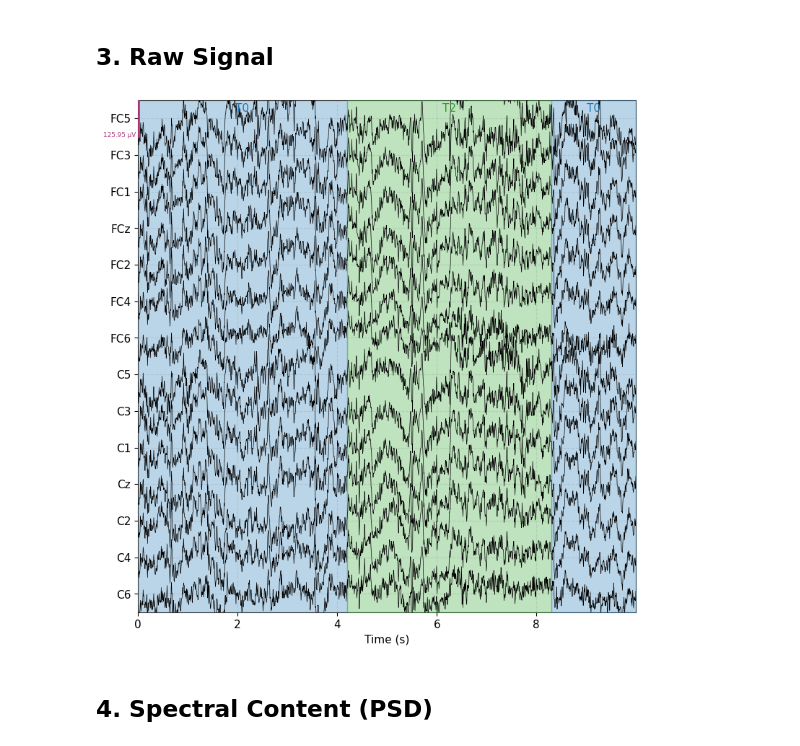
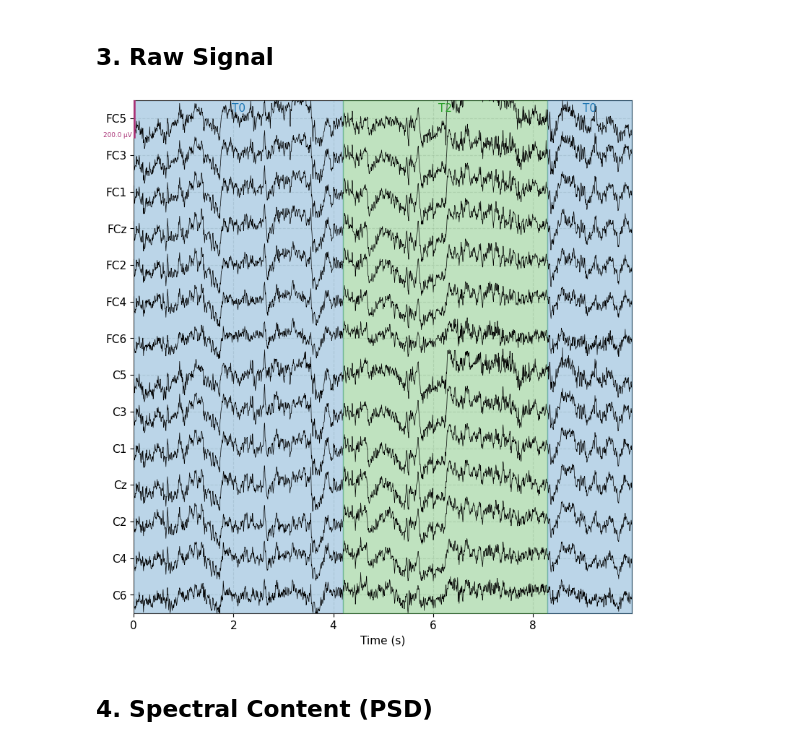
Before and after one commit to alitkbbl/EEG-Motor-Imagery, a Jupyter notebook: eeg_mi.ipynb, the cells around one changed output. Drawn from its saved outputs; the diff is of its cells as text; code cells hidden in the pictures.

```diff
--- a/eeg_mi.ipynb
+++ b/eeg_mi.ipynb
@@ -104,14 +104,14 @@ Channels (64): FC5, FC3, FC1, FCz, FC2, FC4, FC6, C5, C3, C1 ...
 # %%
 motor_picks = ['FC5', 'FC3', 'FC1', 'FCz', 'FC2', 'FC4', 'FC6',
                'C5', 'C3', 'C1', 'Cz', 'C2', 'C4', 'C6']
 
 
 raw_fig = raw.plot(duration=10, n_channels=14, picks=motor_picks,
-                    scalings='auto', title='Raw EEG — Motor Channels (first 10 s)',
+                    scalings='100e-6', title='Raw EEG — Motor Channels (first 10 s)',
                     show_scrollbars=False)
 save_fig(raw_fig, 'raw_timeseries.png')
 # %% [output]
-[figure, old version]
+[figure, new version]
 # %% [markdown]
 ## 4. Spectral Content (PSD)
 # %%
```
Also changed, not shown: parts of 1 cell of this notebook, 1 other file.
